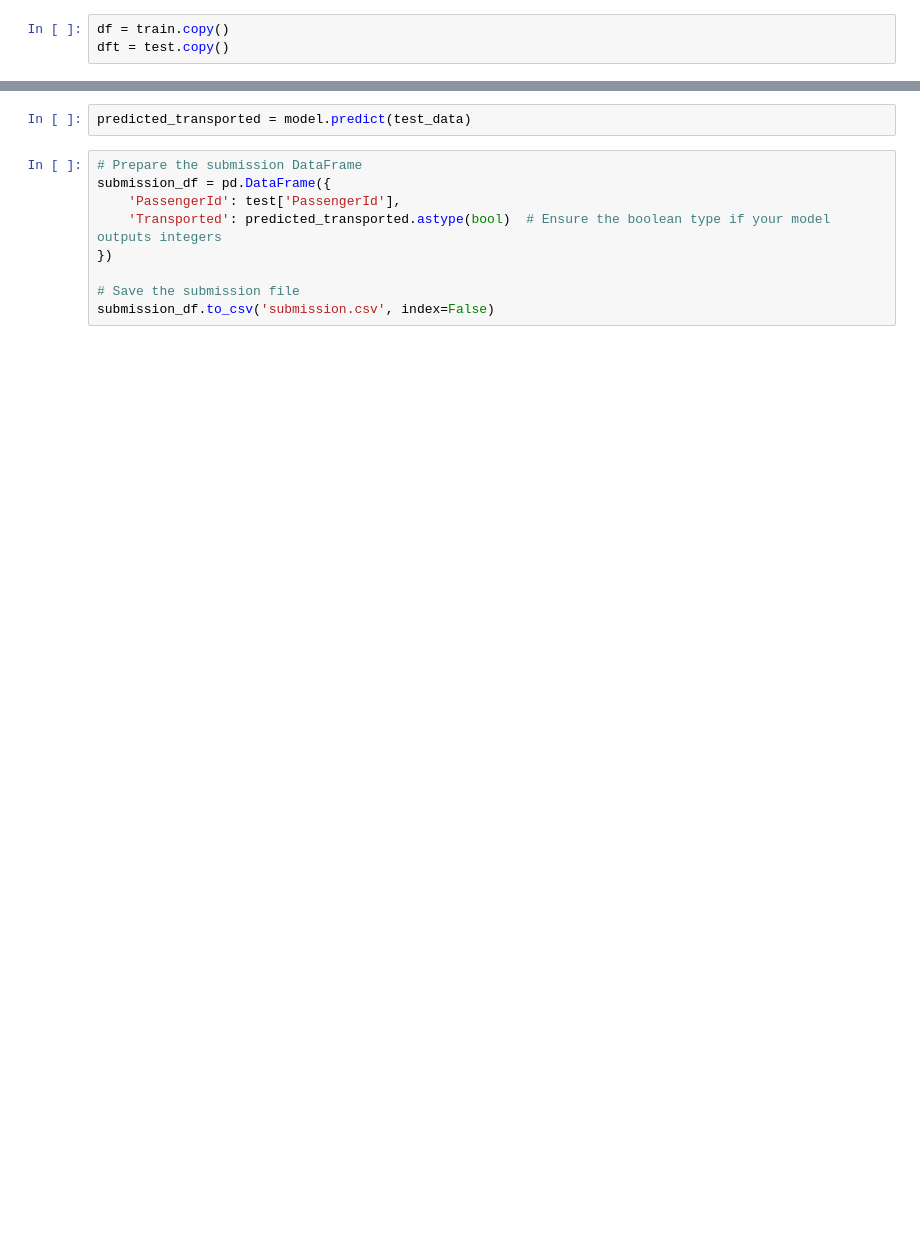
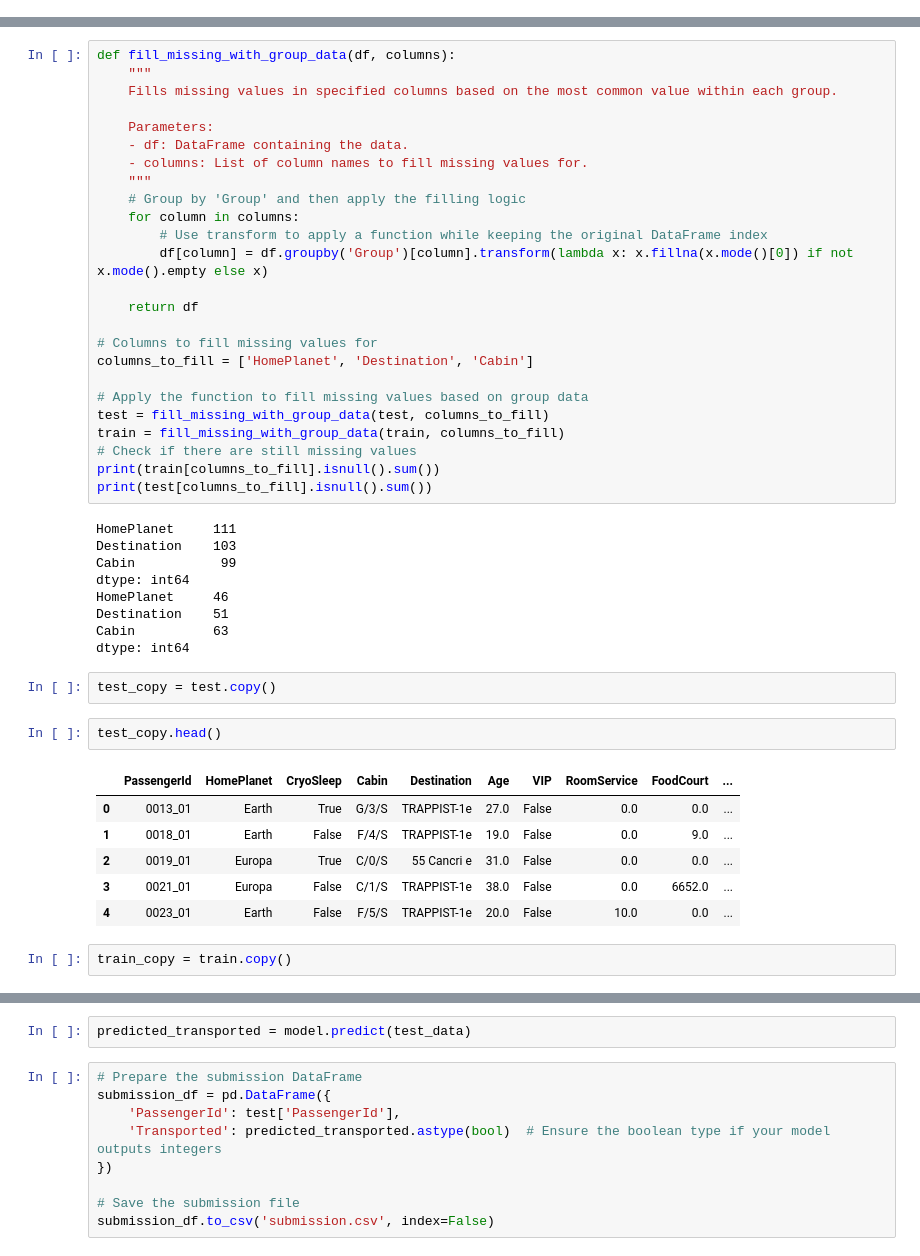
Before and after one commit to kaggle-challenge-group/machine_learning_model, a Jupyter notebook: kaggle_machine_lrnmodel.ipynb, the cells around one changed output, grey strips where cells are left out. Saved outputs shown, nothing was run; the diff lists cells and outputs as text; blank space fills up the shorter version.

```diff
--- a/kaggle_machine_lrnmodel.ipynb
+++ b/kaggle_machine_lrnmodel.ipynb
@@ -135,3 +2,0 @@ dtype: float64
-# %%
-df = train.copy()
-dft = test.copy()
@@ -308,0 +47,47 @@ RandomForestClassifier(random_state=42)
+# %%
+def fill_missing_with_group_data(df, columns):
+    """
+    Fills missing values in specified columns based on the most common value within each group.
+
+    Parameters:
+    - df: DataFrame containing the data.
+    - columns: List of column names to fill missing values for.
+    """
+    # Group by 'Group' and then apply the filling logic
+    for column in columns:
+        # Use transform to apply a function while keeping the original DataFrame index
+        df[column] = df.groupby('Group')[column].transform(lambda x: x.fillna(x.mode()[0]) if not x.mode().empty else x)
+
+    return df
+
+# Columns to fill missing values for
+columns_to_fill = ['HomePlanet', 'Destination', 'Cabin']
+
+# Apply the function to fill missing values based on group data
+test = fill_missing_with_group_data(test, columns_to_fill)
+train = fill_missing_with_group_data(train, columns_to_fill)
+# Check if there are still missing values
+print(train[columns_to_fill].isnull().sum())
+print(test[columns_to_fill].isnull().sum())
+# %% [output]
+HomePlanet     111
+Destination    103
+Cabin           99
+dtype: int64
+HomePlanet     46
+Destination    51
+Cabin          63
+dtype: int64
+# %%
+test_copy = test.copy()
+# %%
+test_copy.head()
+# %% [output]
+|  | PassengerId | HomePlanet | CryoSleep | Cabin | Destination | Age | VIP | RoomService | FoodCourt | ... |
+| 0 | 0013_01 | Earth | True | G/3/S | TRAPPIST-1e | 27.0 | False | 0.0 | 0.0 | ... |
+| 1 | 0018_01 | Earth | False | F/4/S | TRAPPIST-1e | 19.0 | False | 0.0 | 9.0 | ... |
+| 2 | 0019_01 | Europa | True | C/0/S | 55 Cancri e | 31.0 | False | 0.0 | 0.0 | ... |
+| 3 | 0021_01 | Europa | False | C/1/S | TRAPPIST-1e | 38.0 | False | 0.0 | 6652.0 | ... |
+| 4 | 0023_01 | Earth | False | F/5/S | TRAPPIST-1e | 20.0 | False | 10.0 | 0.0 | ... |
+# %%
+train_copy = train.copy()
```
Also changed, not shown: parts of 57 cells of this notebook.
